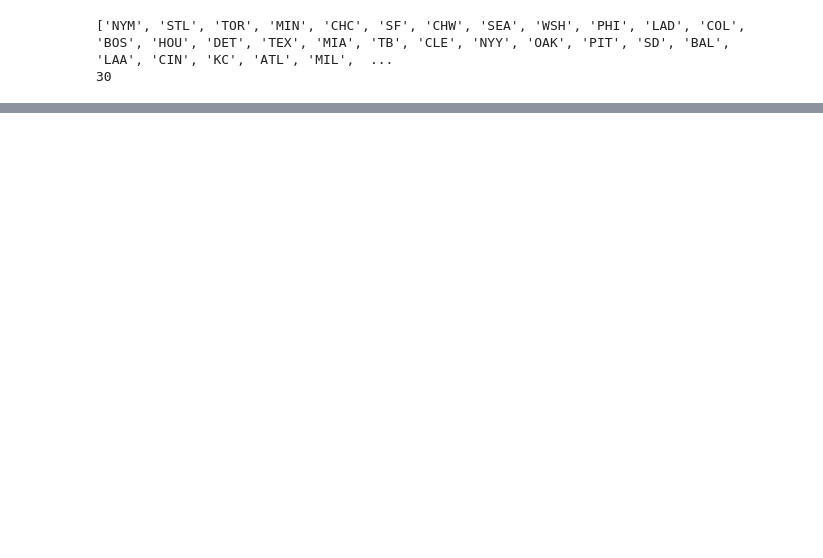
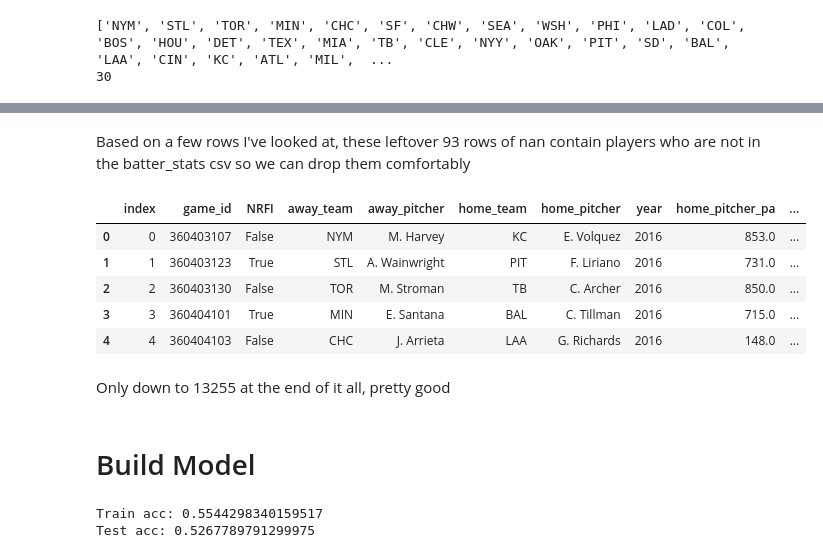
Before and after one commit to stevenarbo3/nrfi_prediction, a Jupyter notebook: nrfi.ipynb, the cells around one changed output, grey strips where cells are left out. Drawn from its saved outputs; the diff is of its cells as text; code cells hidden in the pictures; blank space fills up the shorter version.

Commit message:
add some ml for predictions, needs work

```diff
--- a/nrfi.ipynb
+++ b/nrfi.ipynb
@@ -662,0 +531,16 @@ df.isna().any(axis=1).sum()
+# %% [markdown]
+Based on a few rows I've looked at, these leftover 93 rows of nan contain players who are not in the batter_stats csv so we can drop them comfortably
+# %%
+df = df.dropna()
+df.head()
+# %% [output]
+|  | index | game_id | NRFI | away_team | away_pitcher | home_team | home_pitcher | year | home_pitcher_pa | ... |
+| 0 | 0 | 360403107 | False | NYM | M. Harvey | KC | E. Volquez | 2016 | 853.0 | ... |
+| 1 | 1 | 360403123 | True | STL | A. Wainwright | PIT | F. Liriano | 2016 | 731.0 | ... |
+| 2 | 2 | 360403130 | False | TOR | M. Stroman | TB | C. Archer | 2016 | 850.0 | ... |
+| 3 | 3 | 360404101 | True | MIN | E. Santana | BAL | C. Tillman | 2016 | 715.0 | ... |
+| 4 | 4 | 360404103 | False | CHC | J. Arrieta | LAA | G. Richards | 2016 | 148.0 | ... |
+# %% [markdown]
+Only down to 13255 at the end of it all, pretty good
+# %% [markdown]
+# Build Model
@@ -662,0 +565,25 @@ df.isna().any(axis=1).sum()
+# %%
+from sklearn.tree import DecisionTreeClassifier
+from sklearn.model_selection import train_test_split
+
+X = df_encoded.iloc[:,3:]
+y = df_encoded.NRFI
+
+# Split dataset into training set and test set
+X_train, X_test, y_train, y_test = train_test_split(X, y, test_size=0.3, random_state=1) # 70% training and 30% test
+
+
+decision_sklearn = DecisionTreeClassifier(
+    max_depth=4,
+    min_samples_leaf=10,  # regularization
+    max_leaf_nodes=20,    # cap complexity
+    random_state=42
+)
+decision_sklearn = decision_sklearn.fit(X_train, y_train)
+y_pred = decision_sklearn.predict(X_test)
+
+print("Train acc:", decision_sklearn.score(X_train, y_train))
+print("Test acc:", decision_sklearn.score(X_test, y_test))
+# %% [output]
+Train acc: 0.5544298340159517
+Test acc: 0.5267789791299975
```
Also changed, not shown: parts of 65 cells of this notebook.
